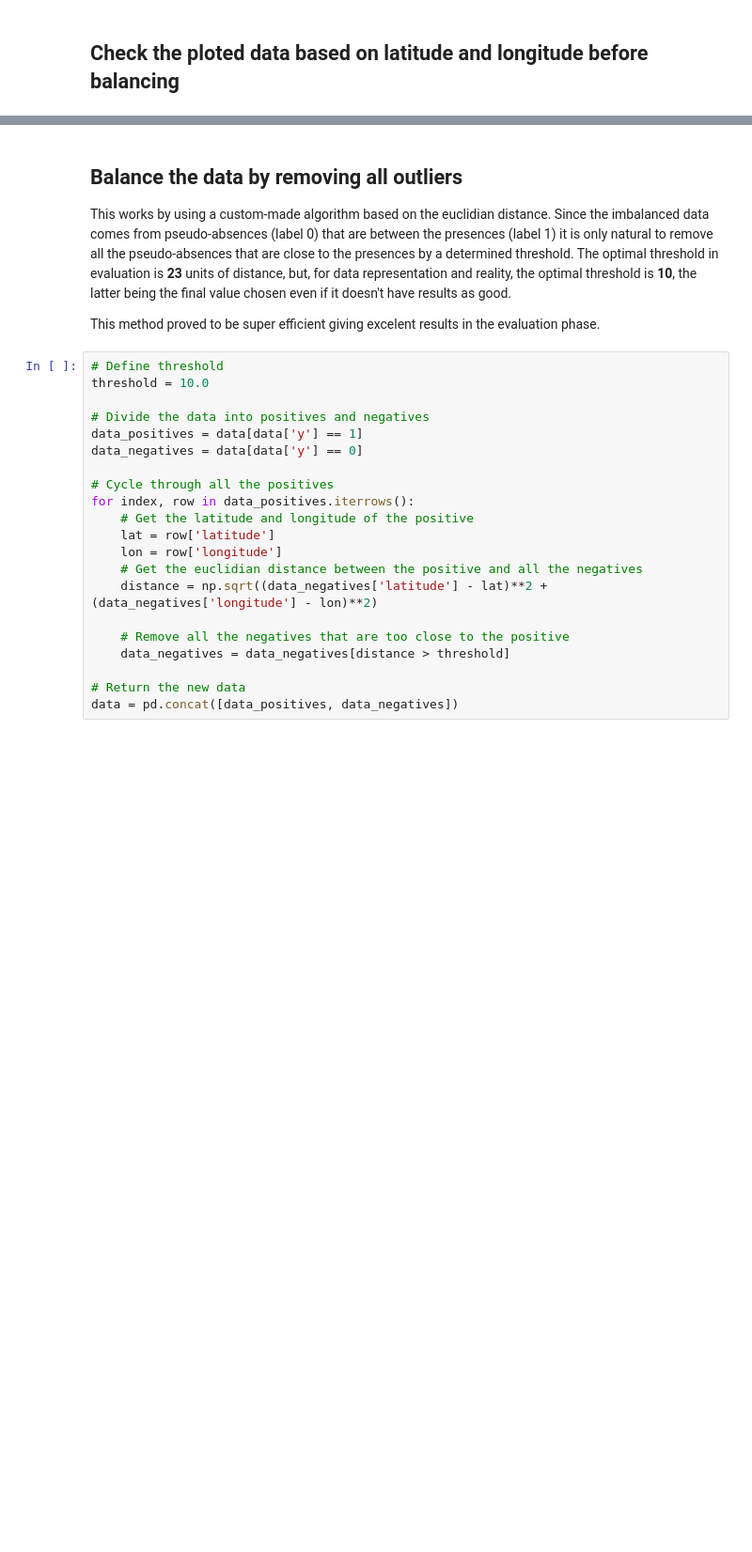
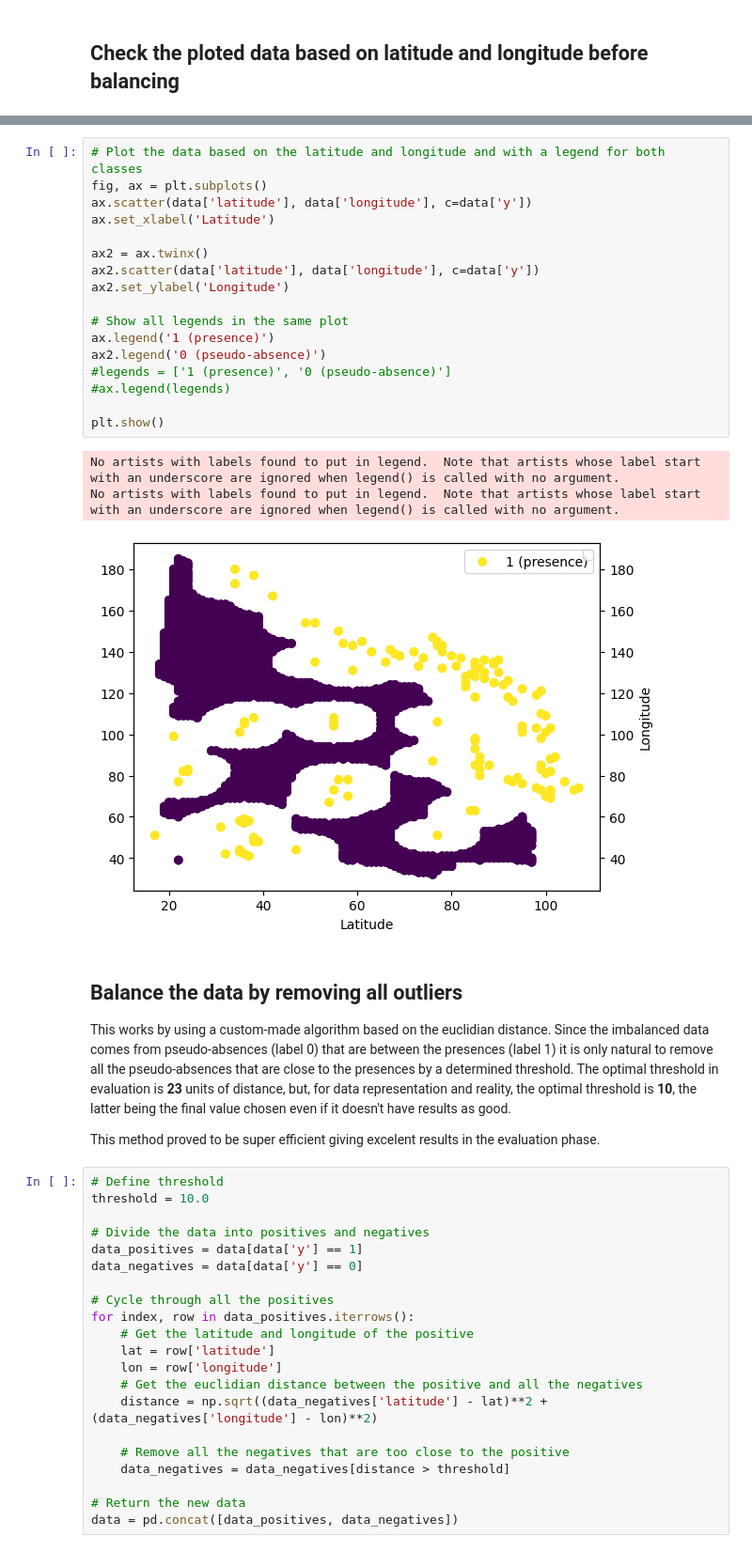
Before and after one commit to angelomorgado/apis-bee-classification, a Jupyter notebook: Projeto_Individual_m12306.ipynb, the cells around one changed output, grey strips where cells are left out. Shown at 94% size. Cells and saved outputs as stored; diff of their text form; blank space fills up the shorter version.

```diff
--- a/Projeto_Individual_m12306.ipynb
+++ b/Projeto_Individual_m12306.ipynb
@@ -40,3 +49,24 @@ plt.show()
+# %%
+# Plot the data based on the latitude and longitude and with a legend for both classes
+fig, ax = plt.subplots()
+ax.scatter(data['latitude'], data['longitude'], c=data['y'])
+ax.set_xlabel('Latitude')
+
+ax2 = ax.twinx()
+ax2.scatter(data['latitude'], data['longitude'], c=data['y'])
+ax2.set_ylabel('Longitude')
+
+# Show all legends in the same plot
+ax.legend('1 (presence)')
+ax2.legend('0 (pseudo-absence)')
+#legends = ['1 (presence)', '0 (pseudo-absence)']
+#ax.legend(legends)
+
+plt.show()
+# %% [output]
+No artists with labels found to put in legend.  Note that artists whose label start with an underscore are ignored when legend() is called with no argument.
+No artists with labels found to put in legend.  Note that artists whose label start with an underscore are ignored when legend() is called with no argument.
+[figure, added]
 # %% [markdown]
 ## Balance the data by removing all outliers
 
```
Also changed, not shown: parts of 14 cells of this notebook.
